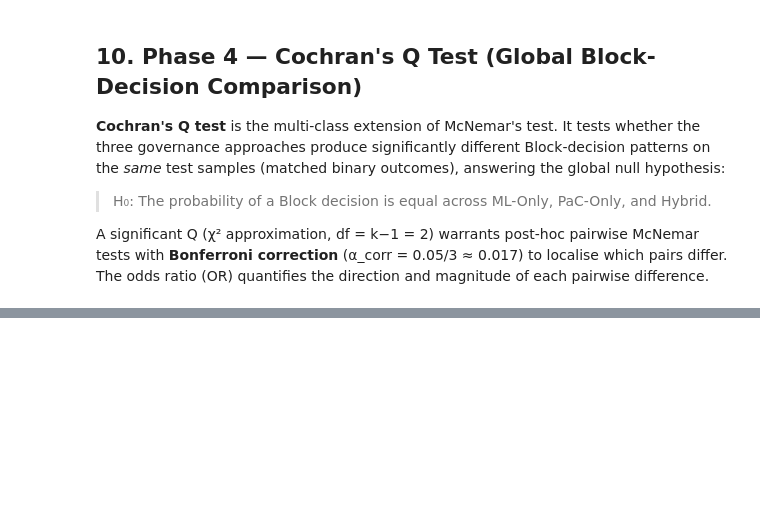
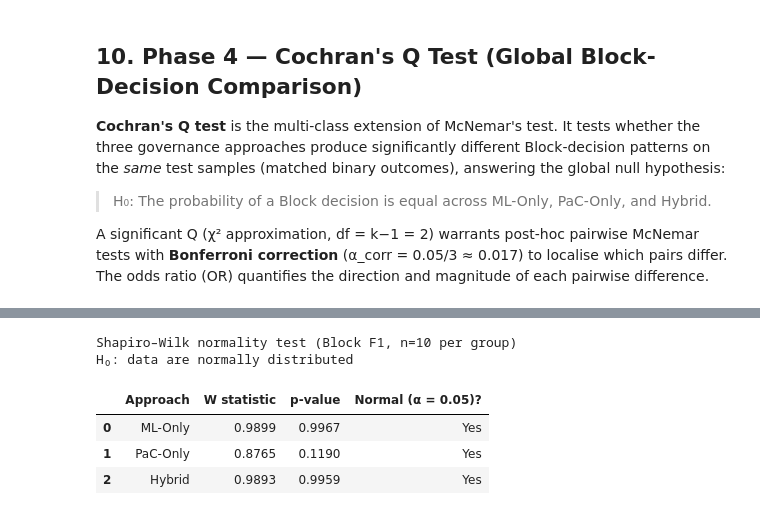
Before and after one commit to yunjin08/ml-code-eval, a Jupyter notebook: notebooks/findings.ipynb, the cells around one changed output, grey strips where cells are left out. Drawn from its saved outputs; the diff is of its cells as text; code cells hidden in the pictures; blank space fills up the shorter version.

```diff
--- a/notebooks/findings.ipynb
+++ b/notebooks/findings.ipynb
@@ -528,0 +726,31 @@ pd.DataFrame(posthoc_rows)
+# %%
+from scipy import stats as sp_stats
+
+# Extract per-approach Block F1 vectors (10 values each)
+block_f1_groups = {
+    'ML-Only':  df_cv[('ML_Only',  'Block F1')].values,
+    'PaC-Only': df_cv[('PaC_Only', 'Block F1')].values,
+    'Hybrid':   df_cv[('Hybrid',   'Block F1')].values,
+}
+
+sw_rows = []
+for name, vals in block_f1_groups.items():
+    stat, p = sp_stats.shapiro(vals)
+    sw_rows.append({
+        'Approach':          name,
+        'W statistic':       round(stat, 4),
+        'p-value':           round(p, 4),
+        'Normal (α = 0.05)?': 'Yes' if p > 0.05 else 'No — consider non-parametric',
+    })
+
+df_sw = pd.DataFrame(sw_rows)
+print("Shapiro–Wilk normality test (Block F1, n=10 per group)")
+print("H₀: data are normally distributed\n")
+df_sw
+# %% [output]
+Shapiro–Wilk normality test (Block F1, n=10 per group)
+H₀: data are normally distributed
+|  | Approach | W statistic | p-value | Normal (α = 0.05)? |
+| 0 | ML-Only | 0.9899 | 0.9967 | Yes |
+| 1 | PaC-Only | 0.8765 | 0.1190 | Yes |
+| 2 | Hybrid | 0.9893 | 0.9959 | Yes |
```
Also changed, not shown: parts of 9 cells of this notebook, 4 other files.
